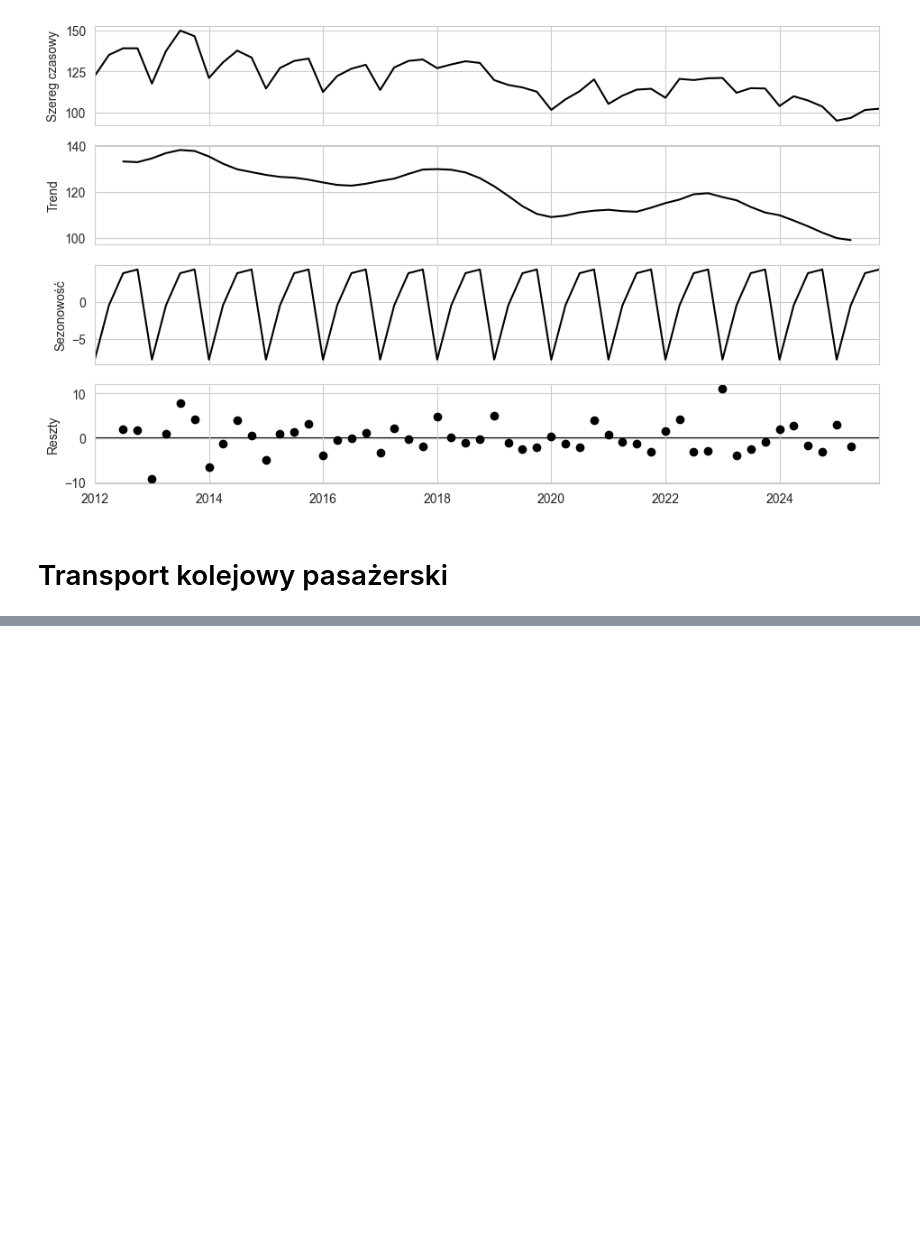
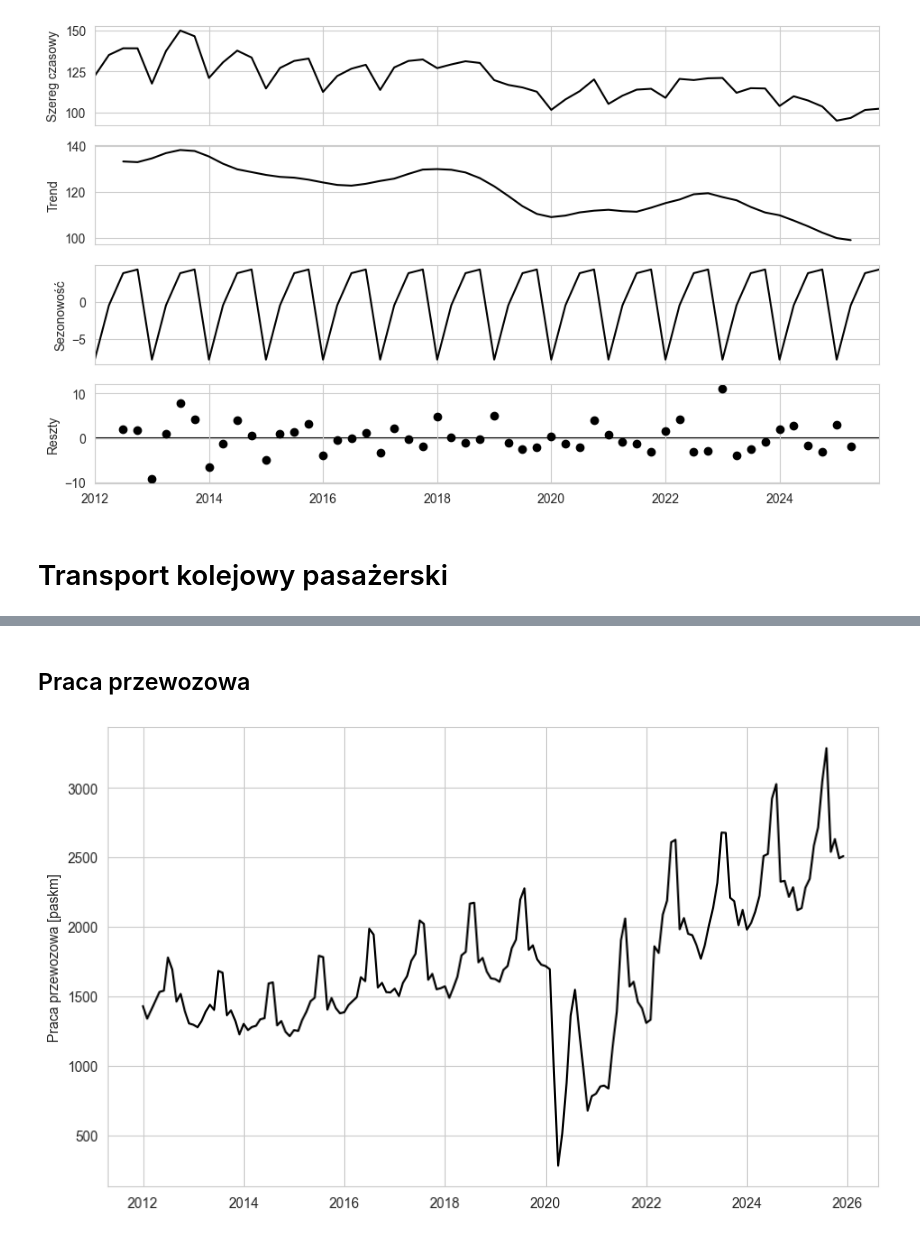
Before and after one commit to przem-pep/praca-magisterska, a Jupyter notebook: python/plotting.ipynb, the cells around one changed output, grey strips where cells are left out. Cells and saved outputs as stored; diff of their text form; code cells hidden in the pictures; blank space fills up the shorter version.

```diff
--- a/python/plotting.ipynb
+++ b/python/plotting.ipynb
@@ -211,0 +223,12 @@ decomp_plot(
+# %% [markdown]
+## Praca przewozowa
+# %%
+general_plot(
+    monthly_data["tk_pas_prac_przew"],
+    file="../figures/tk_pas_prac_przew.png",
+    ylabel="Praca przewozowa [paskm]",
+    title=None,
+    save_file=False
+)
+# %% [output]
+[figure, added]
```
Also changed, not shown: parts of 55 cells of this notebook, 31 other files.
